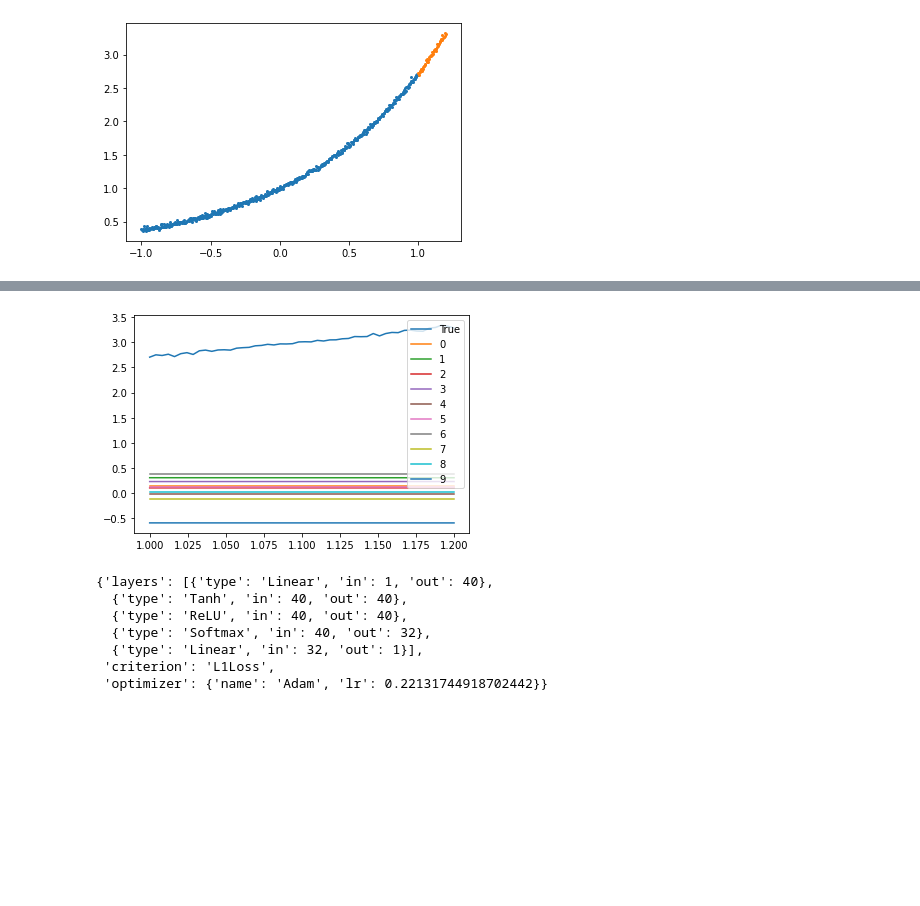
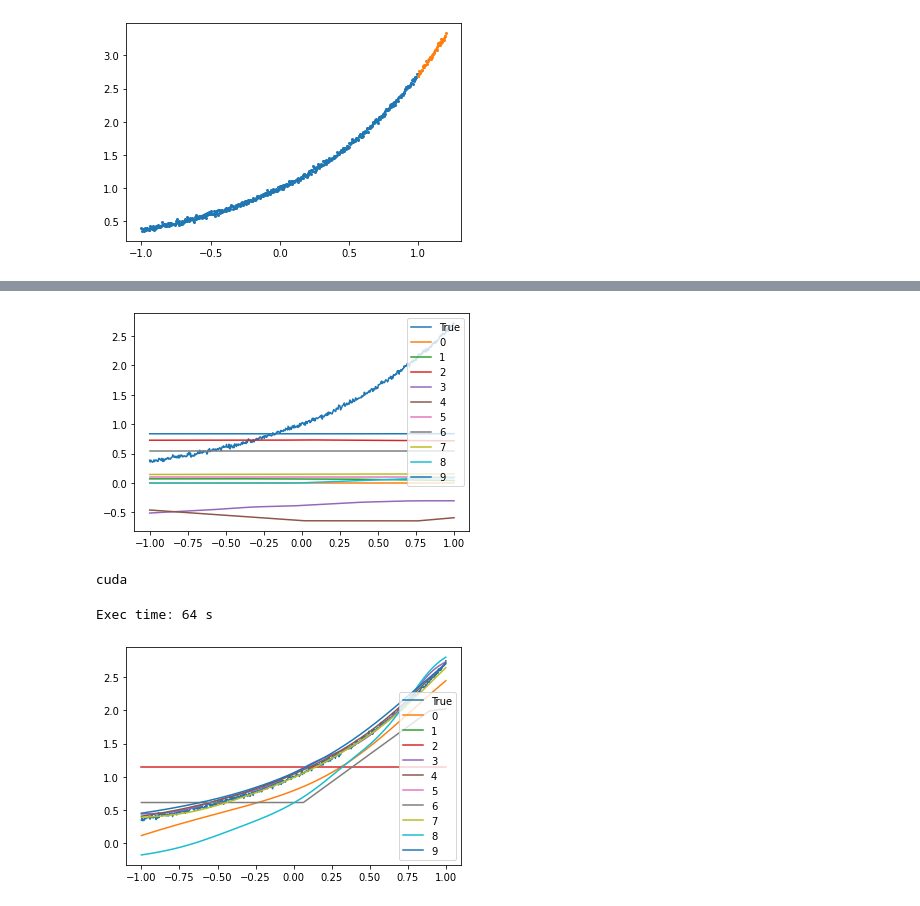
Before and after one commit to NOTfedos/nnga_course_work, a Jupyter notebook: evolut.ipynb, the cells around one changed output, grey strips where cells are left out. Cells and saved outputs as stored; diff of their text form; code cells hidden in the pictures; blank space fills up the shorter version.

```diff
--- a/evolut.ipynb
+++ b/evolut.ipynb
@@ -50,4 +51,4 @@ env.validate_entities()
 # %%
-m = env.entities[9]
+m = env.entities[8]
 m.gens
 # %% [output]
@@ -102,19 +124,26 @@ RuntimeError: mat1 and mat2 shapes cannot be multiplied (5x40 and 32x1)
 # %%
-plt.plot(x_val, y_val, label="True")
+plt.plot(x_arr, y_arr, label="True")
 for i, ent in enumerate(env.entities):
-    y = ent.predict(x_val.unsqueeze(1))
-    plt.plot(x_val, y.squeeze(1), label=str(i))
+    y = ent.predict(x_arr.unsqueeze(1))
+    plt.plot(x_arr, y.squeeze(1), label=str(i))
 plt.legend()
 plt.show()
 # %% [output]
-[figure, old version]
+[figure, new version]
 # %%
-env.entities[0].gens
+env = Environment(10, train_loader, train_epochs=100, validation_loader=val_loader)
 # %% [output]
-{'layers': [{'type': 'Linear', 'in': 1, 'out': 40},
-  {'type': 'Tanh', 'in': 40, 'out': 40},
-  {'type': 'ReLU', 'in': 40, 'out': 40},
-  {'type': 'Softmax', 'in': 40, 'out': 32},
-  {'type': 'Linear', 'in': 32, 'out': 1}],
- 'criterion': 'L1Loss',
- 'optimizer': {'name': 'Adam', 'lr': 0.22131744918702442}}
+cuda
+# %%
+start_time = time.time()
+env.train_epoch()
+print(f"Exec time: {(time.time() - start_time):.0f} s")
+plt.plot(x_val, y_val, label="True")
+for i, ent in enumerate(env.entities):
+    y = ent.predict(x_val.unsqueeze(1))
+    plt.plot(x_val, y.squeeze(1), label=str(i))
+plt.legend()
+plt.show()
+# %% [output]
+Exec time: 64 s
+[figure, added]
```
Also changed, not shown: parts of 10 cells of this notebook, 2 other files.
